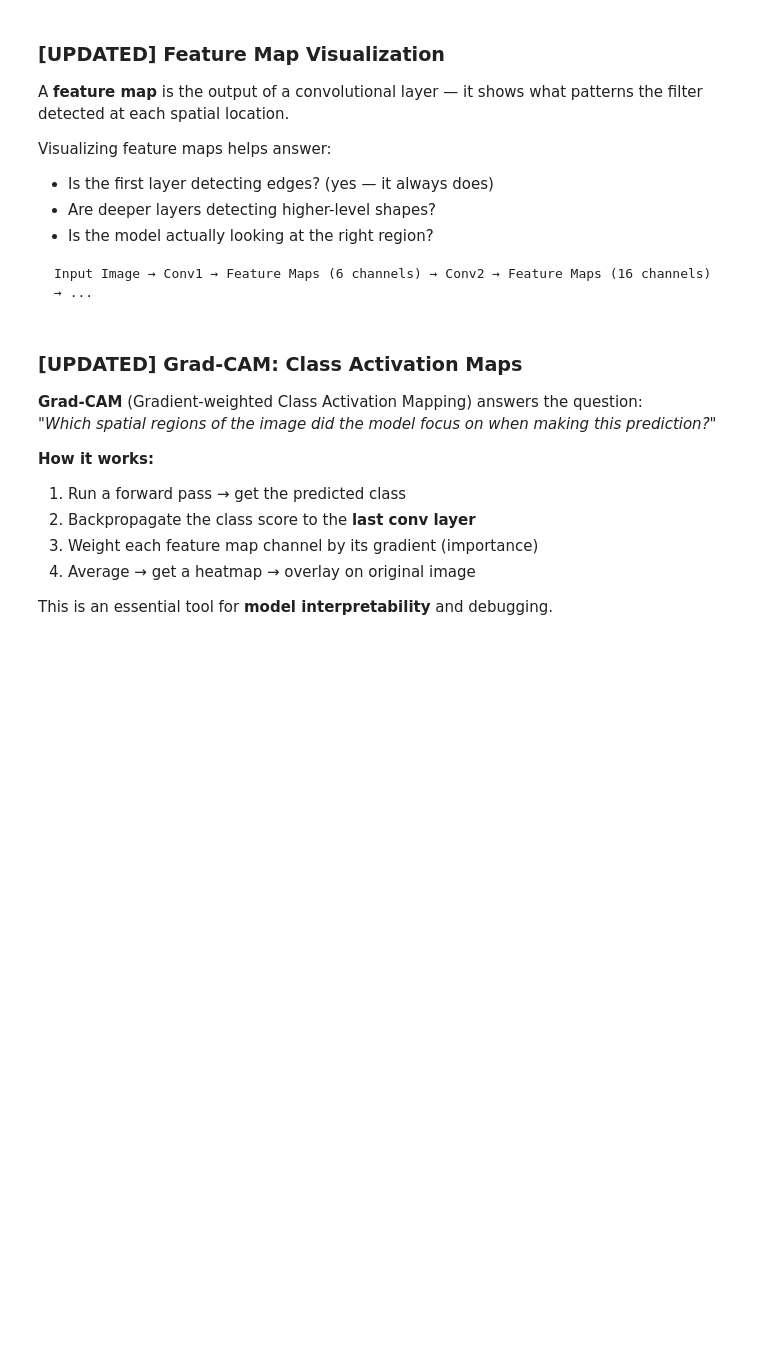
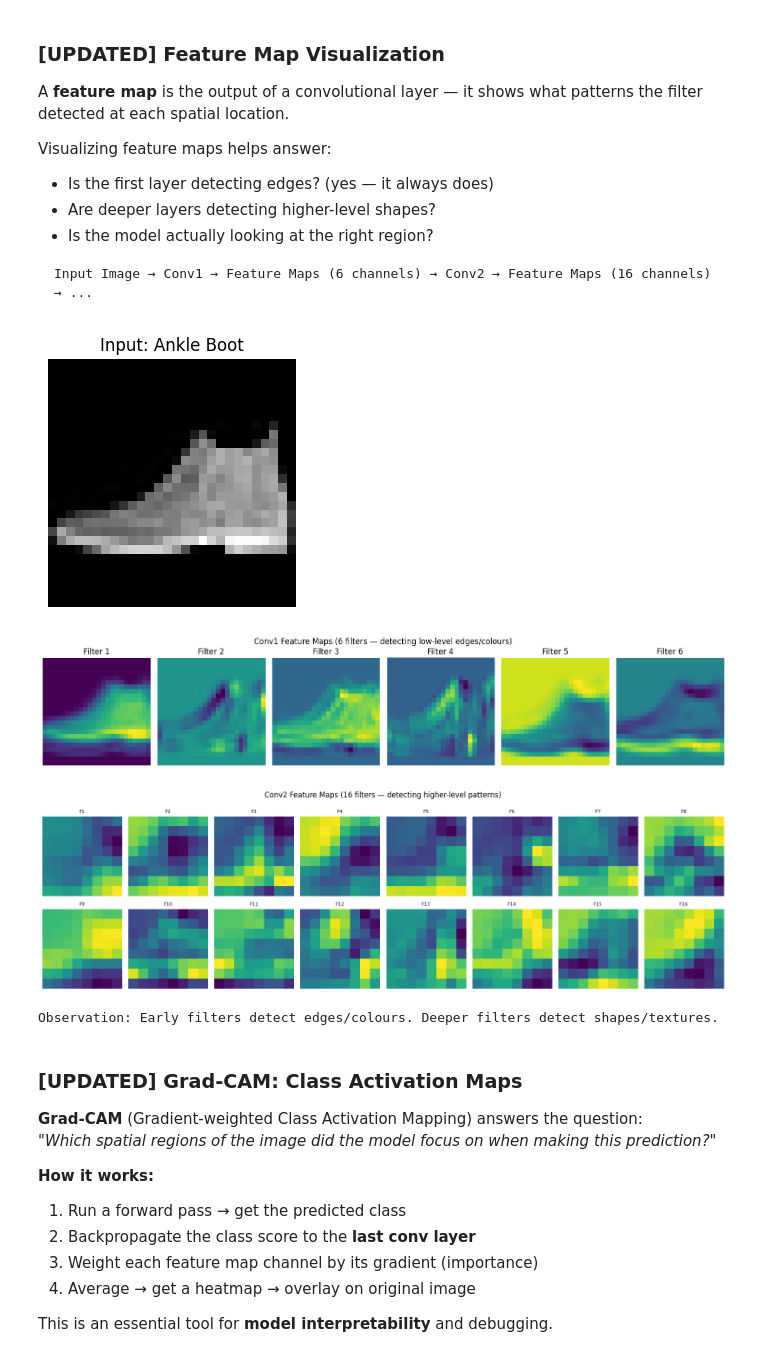
Before and after one commit to NoramiraHusna/Deeplearning-, a Jupyter notebook: analyze-github-repo-Pa8D0/10. Build_a_CNN.ipynb, the cells around one changed output. Saved outputs shown, nothing was run; the diff lists cells and outputs as text; code cells hidden in the pictures; blank space fills up the shorter version.

```diff
--- a/analyze-github-repo-Pa8D0/10. Build_a_CNN.ipynb
+++ b/analyze-github-repo-Pa8D0/10. Build_a_CNN.ipynb
@@ -418,7 +411,11 @@ torch.manual_seed(42)
 # Get one batch from test loader and pick the first image
 dataiter = iter(test_dataloader)
 images, labels = next(dataiter)
-sample_img = images[0:1].to(device)   # shape: [1, 3, 32, 32]
+sample_img = images[0:1].to(device)   # shape: [1, 1, 28, 28] for FashionMNIST
+
+# Ensure the trained model is on the correct device for inference
+trained_model.to(device)
+trained_model.eval()
 
 # Hook to capture intermediate activations
 activations = {}
@@ -431,36 +428,43 @@ def get_activation(name):
 trained_model.conv1.register_forward_hook(get_activation('conv1'))
 trained_model.conv2.register_forward_hook(get_activation('conv2'))
 
-trained_model.eval()
 with torch.no_grad():
     _ = trained_model(sample_img)
 
 # Plot original image
 fig, axes = plt.subplots(1, 1, figsize=(3, 3))
-img_show = sample_img.squeeze().cpu().permute(1, 2, 0)
+img_show = sample_img.squeeze(0).cpu().permute(1, 2, 0)
+# FashionMNIST is grayscale, so handle the single channel for display
+if img_show.shape[2] == 1:
+    img_show = img_show.squeeze(2)
 img_show = (img_show - img_show.min()) / (img_show.max() - img_show.min())
-axes.imshow(img_show); axes.axis('off')
+axes.imshow(img_show, cmap='gray'); axes.axis('off') # Use cmap='gray' for grayscale images
 axes.set_title(f'Input: {class_names[labels[0]]}', fontsize=12)
 plt.tight_layout(); plt.show()
 
 # Plot conv1 feature maps (6 filters)
 fmaps1 = activations['conv1'].squeeze(0).cpu()  # [6, H, W]
 fig, axes = plt.subplots(1, 6, figsize=(15, 3))
 fig.suptitle('Conv1 Feature Maps (6 filters — detecting low-level edges/colours)', fontsize=12)
 for i, ax in enumerate(axes):
     ax.imshow(fmaps1[i], cmap='viridis')
     ax.set_title(f'Filter {i+1}'); ax.axis('off')
 plt.tight_layout(); plt.show()
 
 # Plot conv2 feature maps (first 16 filters)
 fmaps2 = activations['conv2'].squeeze(0).cpu()  # [16, H, W]
 fig, axes = plt.subplots(2, 8, figsize=(16, 5))
 fig.suptitle('Conv2 Feature Maps (16 filters — detecting higher-level patterns)', fontsize=12)
 for i, ax in enumerate(axes.flat):
     ax.imshow(fmaps2[i], cmap='viridis')
     ax.set_title(f'F{i+1}', fontsize=8); ax.axis('off')
 plt.tight_layout(); plt.show()
 print("Observation: Early filters detect edges/colours. Deeper filters detect shapes/textures.")
+# %% [output]
+[figure, added]
+[figure, added]
+[figure, added]
+Observation: Early filters detect edges/colours. Deeper filters detect shapes/textures.
 # %% [markdown]
 ### [UPDATED] Grad-CAM: Class Activation Maps
 
```
Also changed, not shown: parts of 11 cells of this notebook.
